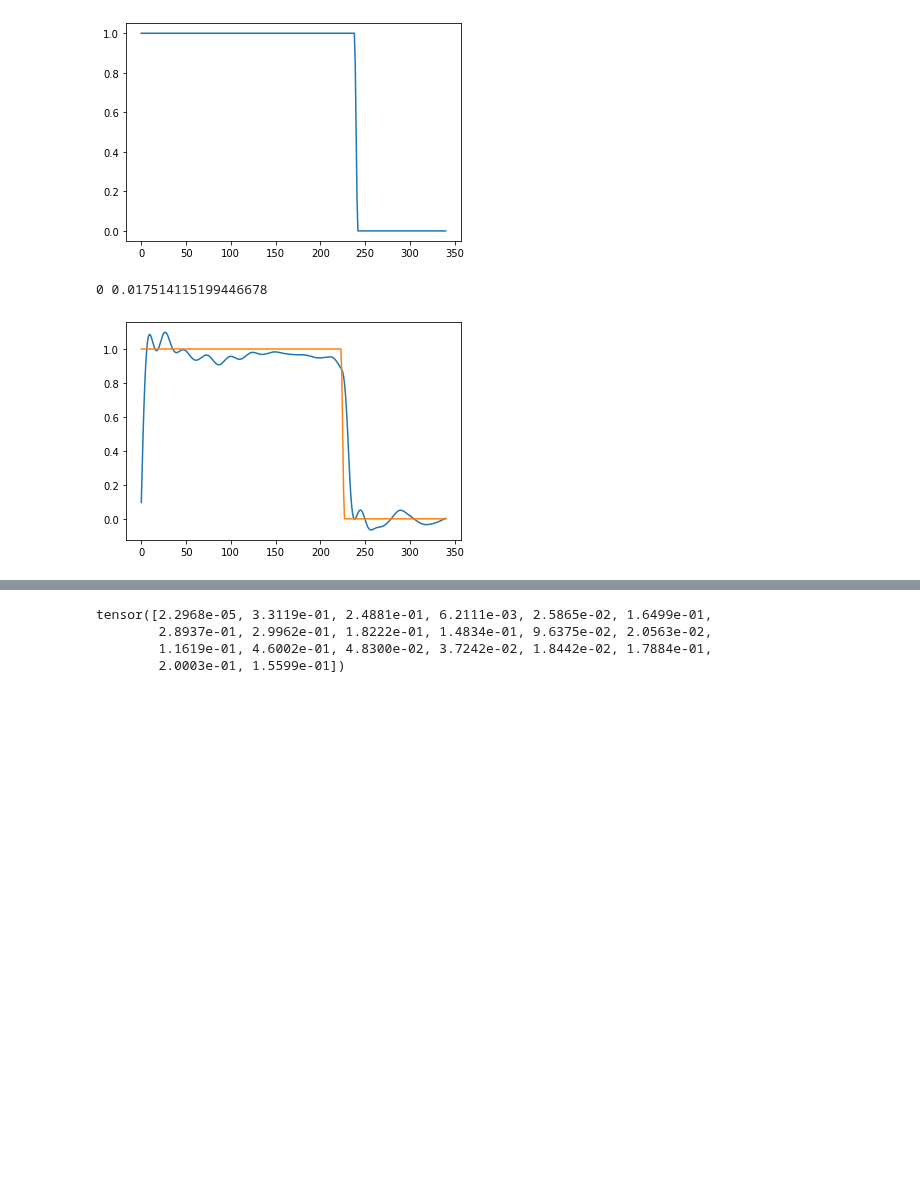
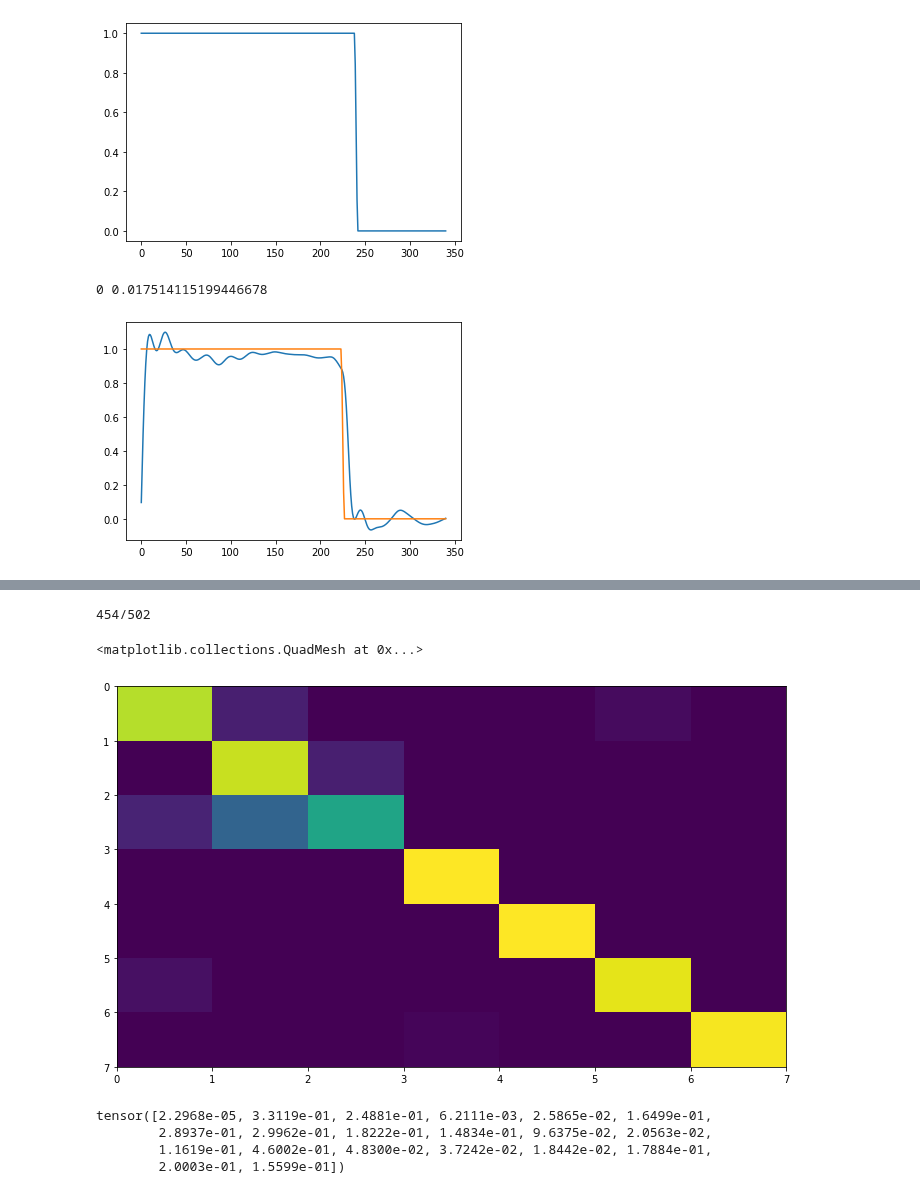
Before and after one commit to mmattb/coproc-poc, a Jupyter notebook: can_we_separate_classes.ipynb, the cells around one changed output, grey strips where cells are left out. Saved outputs shown, nothing was run; the diff lists cells and outputs as text; code cells hidden in the pictures; blank space fills up the shorter version.

Commit message:
Show we can separate classes, and the confusion matrix

```diff
--- a/can_we_separate_classes.ipynb
+++ b/can_we_separate_classes.ipynb
@@ -150,8 +151,8 @@ plt.show()
 # Question 2: can we separate the classes?
 
 loss = nn.CrossEntropyLoss()
-model = utils.LSTMModel(2*OBS_OUT_DIM, 7, num_neurons=3*OBS_OUT_DIM)
-opt = AdamW(model.parameters(), lr=1e-3)#, weight_decay=0.04)
+#model = utils.LSTMModel(2*OBS_OUT_DIM, 7, num_neurons=3*OBS_OUT_DIM)
+#opt = AdamW(model.parameters(), lr=1e-3)#, weight_decay=0.04)
 ll = 1
 
 for param in mike.parameters():
@@ -159,20 +160,21 @@ for param in mike.parameters():
 
 eidx = 0
 losses = []
-while ll > 0.1:
+bail = False
+while True:
     for batch in loader:
         if ll >= 1.6:
             for p in opt.param_groups:
                 p['lr'] = 1e-3
         elif ll < 1.6:
             for p in opt.param_groups:
-                p['lr'] = 1e-5
+                p['lr'] = 1e-4
         elif ll < 1.3:
             for p in opt.param_groups:
-                p['lr'] = 5e-6
+                p['lr'] = 5e-5
         elif ll < 1:
             for p in opt.param_groups:
-                p['lr'] = 3e-6
+                p['lr'] = 3e-5
 
         din, trial_end, trial_len, dout, dlabel = batch
 
@@ -202,6 +204,10 @@ while ll > 0.1:
                 correct += 1
         print(eidx, f"{correct}/{batch_size}", la.item())
 
+        if (correct / batch_size) >= 0.90:
+            bail = True
+            break
+
         ll = la.item()
         #if len(losses) > 5 and ll > (1.15 * sum(losses[-5:]) / 5) and losses[-1] < 1.75:
         #    print("pass")
@@ -211,4 +217,6 @@ while ll > 0.1:
         losses.append(ll)
 
         eidx += 1
+    if bail:
+        break
 # %% [output]
@@ -228,3 +242,43 @@ while ll > 0.1:
+# %%
+# Calc confusion matrix over whole data set
+din, trial_end, trial_len, dout, dlabel = next(iter(loader))
+assert din.shape[0] == len(dataset)
+
+batch_size = din.shape[0]
+steps = din.shape[1]
+
+mike.reset()
+model.reset()
+
+for tidx in range(steps):
+    mike_in = din[:, tidx, :].T
+    mike(mike_in)
+
+    obs = mike.observe(observer)
+    new_obs = torch.cat(tuple([torch.tensor(o).float() for o in obs[1:]]),
+                    axis=1)
+    pred = model(new_obs)
+
+
+correct = 0
+confusion_matrix = torch.zeros(7, 7)
+for x in range(batch_size):
+    m = torch.argmax(pred[x, :])
+    if m == dlabel[x]:
+        correct += 1
+
+    confusion_matrix[dlabel[x], m] += 1.0
+print(f"{correct}/{batch_size}")
+
+confusion_matrix /= confusion_matrix.sum(axis=1)
+
+plt.figure(figsize = (12,7))
+plt.gca().invert_yaxis()
+plt.pcolormesh(confusion_matrix)
+# %% [output]
+454/502
+<matplotlib.collections.QuadMesh at 0x...>
+[figure, added]
 # %%
 print(new_obs[0, 40:])
 # %% [output]
```
Also changed, not shown: parts of 4 cells of this notebook.
